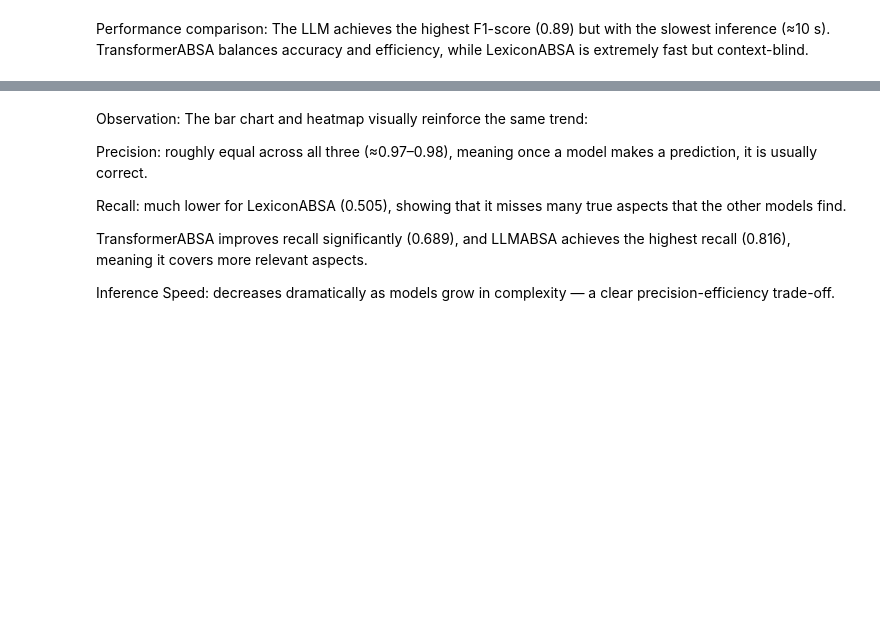
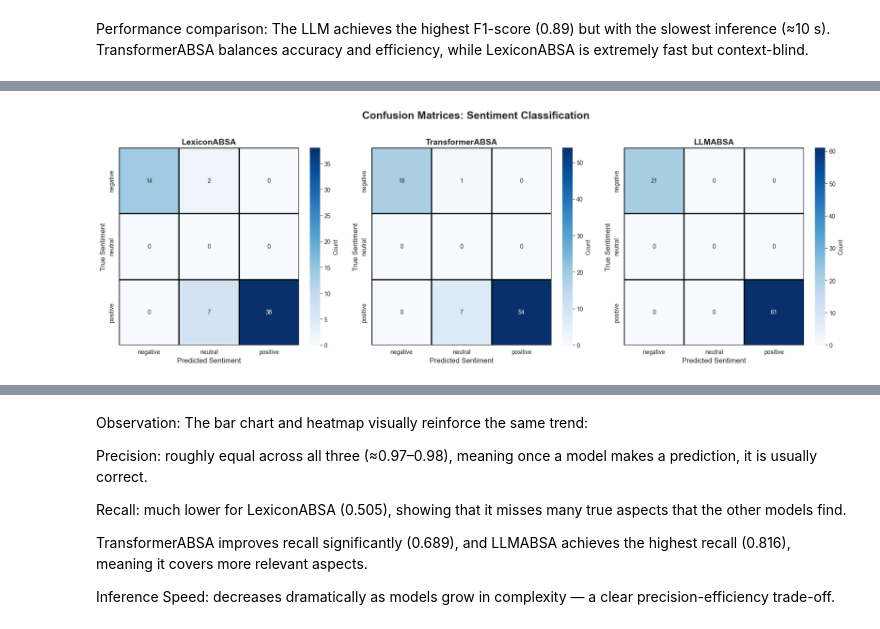
Before and after one commit to lizakolosova/ABSA-project, a Jupyter notebook: notebooks/comparison.ipynb, the cells around one changed output, grey strips where cells are left out. Drawn from its saved outputs; the diff is of its cells as text; code cells hidden in the pictures; blank space fills up the shorter version.

Commit message:
added confusion matrices in comparison.ipynb  for each model to compare sentiment.

```diff
--- a/notebooks/comparison.ipynb
+++ b/notebooks/comparison.ipynb
@@ -151,0 +154,78 @@ TransformerABSA balances accuracy and efficiency, while LexiconABSA is extremely
+# %%
+from sklearn.metrics import confusion_matrix
+
+# Function to prepare aligned labels for confusion matrix
+def prepare_confusion_data(model_outputs, test_data):
+    """
+    Extract matched true and predicted sentiment labels for confusion matrix.
+    Only includes aspects that appear in both ground truth and predictions.
+    """
+    y_true = []
+    y_pred = []
+
+    for (text, true_labels), outputs in zip(test_data, model_outputs):
+        # Build prediction dictionary
+        preds = {}
+        for item in outputs:
+            if isinstance(item, tuple) and len(item) == 2:
+                aspect, sentiment = item[0], item[1]
+            elif hasattr(item, 'aspect') and hasattr(item, 'sentiment'):
+                aspect, sentiment = item.aspect, item.sentiment
+            else:
+                continue
+
+            if aspect and sentiment:
+                preds[aspect.lower()] = sentiment.lower()
+
+        # Build ground truth dictionary
+        true_dict = {a.lower(): s.lower() for a, s in true_labels}
+
+        # Match aspects that exist in both
+        for aspect in true_dict:
+            if aspect in preds:
+                y_true.append(true_dict[aspect])
+                y_pred.append(preds[aspect])
+
+    return y_true, y_pred
+
+# Prepare confusion matrix data for each model
+labels = ["negative", "neutral", "positive"]
+
+lex_true, lex_pred = prepare_confusion_data(lexicon_outputs, test_data)
+trans_true, trans_pred = prepare_confusion_data(transformer_outputs, test_data)
+llm_true, llm_pred = prepare_confusion_data(llm_outputs, test_data)
+
+# Compute confusion matrices
+cm_lex = confusion_matrix(lex_true, lex_pred, labels=labels)
+cm_trans = confusion_matrix(trans_true, trans_pred, labels=labels)
+cm_llm = confusion_matrix(llm_true, llm_pred, labels=labels)
+
+# Visualize all three side-by-side
+fig, axes = plt.subplots(1, 3, figsize=(18, 6))
+fig.suptitle("Confusion Matrices: Sentiment Classification", fontsize=18, fontweight='bold', y=1.02)
+
+confusion_matrices = [
+    (cm_lex, "LexiconABSA", axes[0]),
+    (cm_trans, "TransformerABSA", axes[1]),
+    (cm_llm, "LLMABSA", axes[2])
+]
+
+for cm, model_name, ax in confusion_matrices:
+    sns.heatmap(cm, annot=True, fmt='d', cmap='Blues',
+                xticklabels=labels, yticklabels=labels,
+                ax=ax, cbar_kws={'label': 'Count'},
+                linewidths=1, linecolor='black')
+    ax.set_title(f'{model_name}', fontsize=14, fontweight='bold')
+    ax.set_xlabel("Predicted Sentiment", fontsize=12)
+    ax.set_ylabel("True Sentiment", fontsize=12)
+
+plt.tight_layout()
+plt.show()
+
+# Print statistics
+print("\nConfusion Matrix Statistics:")
+print(f"Lexicon: {len(lex_true)} matched aspect-sentiment pairs")
+print(f"Transformer: {len(trans_true)} matched aspect-sentiment pairs")
+print(f"LLM: {len(llm_true)} matched aspect-sentiment pairs")
+# %% [output]
+[figure, added]
```
Also changed, not shown: parts of 8 cells of this notebook.
